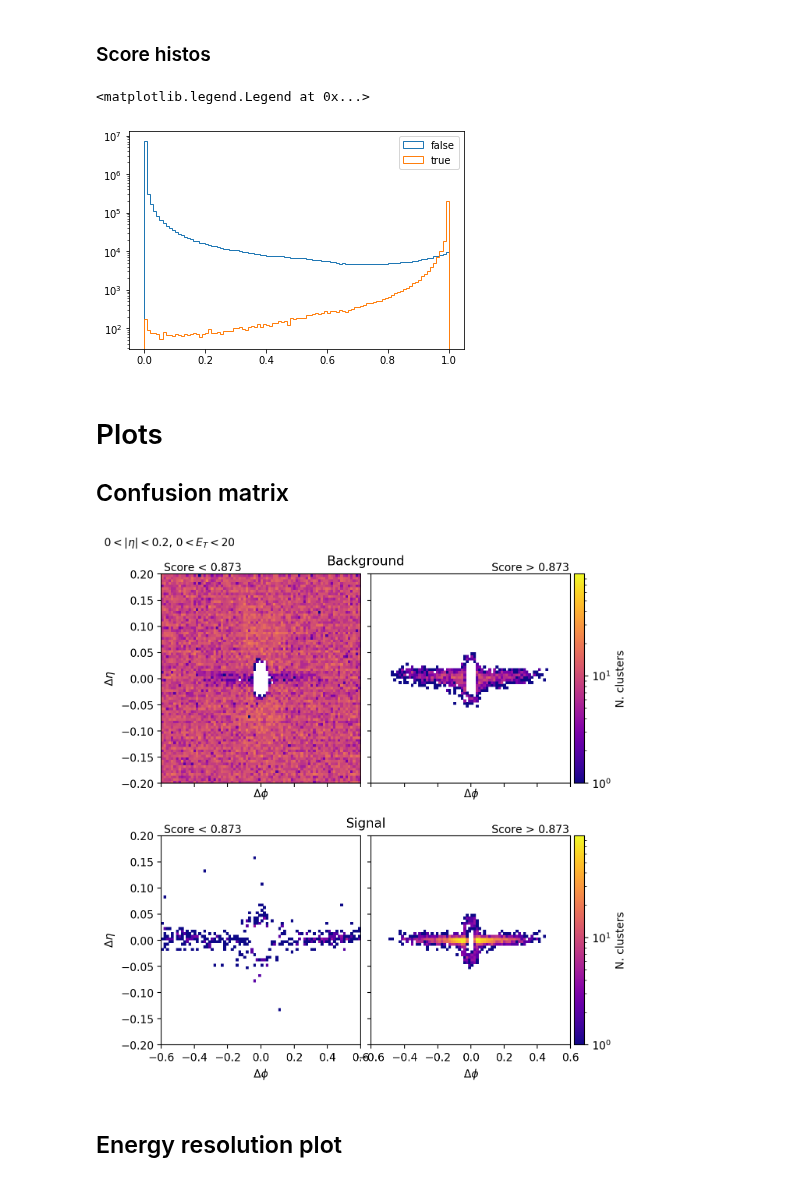
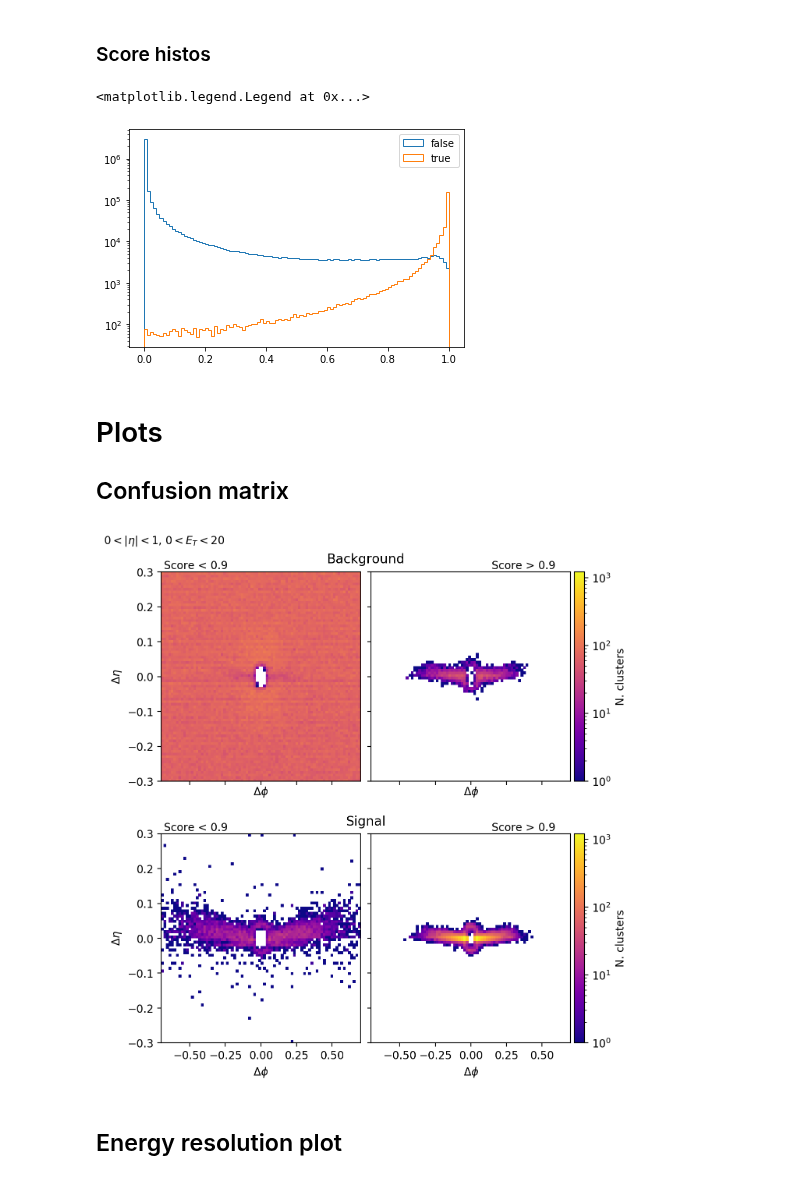
Before and after one commit to valsdav/DeepSuperCluster, a Jupyter notebook: Evaluation/ValidationPlots.ipynb, the cells around one changed output. Drawn from its saved outputs; the diff is of its cells as text; code cells hidden in the pictures.

```diff
--- a/Evaluation/ValidationPlots.ipynb
+++ b/Evaluation/ValidationPlots.ipynb
@@ -16,5 +16,5 @@ mpl.rcParams["image.origin"] = 'lower'
 ## Load model
 # %%
 from keras.models import load_model
-model = load_model("../models/model11_balanced_100_80_50.hd5")
+model = load_model("../models/model12_balanced_100_50.hd5")
 scaler = pickle.load(open("../models/scaler_gamma_electrons.pkl", "rb"))
@@ -193,14 +183,14 @@ plt.yscale("log")
 plt.legend()
 # %% [output]
 <matplotlib.legend.Legend at 0x...>
-[figure, old version]
+[figure, new version]
 # %% [markdown]
 # Plots
 ## Confusion matrix
 # %%
 from mpl_toolkits.axes_grid1 import make_axes_locatable
 
-def plot_confusion(threshold, eta_bins, et_bins, axlim=(0.6, 0.2)):
+def plot_confusion(threshold, eta_bins, et_bins, axlim=(0.7, 0.3)):
     eta_min, eta_max = eta_bins
     et_min, et_max = et_bins
     data_out_0 = data_out[(data_out.y < threshold) & (abs(data_out.seed_eta) > eta_min) & (abs(data_out.seed_eta) < eta_max) &
@@ -228,15 +218,15 @@ def plot_confusion(threshold, eta_bins, et_bins, axlim=(0.6, 0.2)):
     #size = max([ data_out_0.size / 80**2, data_out_1.size / 80**2,data_in_0.size / 80**2, data_in_1.size / 80**2])
 
     h, *_, h11 = ax4.hist2d(data_in_1.cluster_dphi, data_in_1.cluster_deta,
-                    bins=(nbins,nbins), range=((-0.6,0.6),(-0.2,0.2)), cmap="plasma", norm=colors.LogNorm())
+                    bins=(nbins,nbins), range=((-axlim[0], axlim[0]),(-axlim[1], axlim[1])), cmap="plasma", norm=colors.LogNorm())
 
     size = np.max(h)
     *_, h00= ax1.hist2d(data_out_0.cluster_dphi, data_out_0.cluster_deta,
-                     bins=(nbins,nbins), range=((-0.6,0.6),(-0.2,0.2)), vmax=size, cmap="plasma", norm=colors.LogNorm())
+                     bins=(nbins,nbins), range=((-axlim[0], axlim[0]),(-axlim[1], axlim[1])), vmax=size, cmap="plasma", norm=colors.LogNorm())
     *_, h01 = ax2.hist2d(data_out_1.cluster_dphi, data_out_1.cluster_deta,
-                     bins=(nbins,nbins), range=((-0.6,0.6),(-0.2,0.2)), vmax=size,cmap="plasma", norm=colors.LogNorm())
+                     bins=(nbins,nbins), range=((-axlim[0], axlim[0]),(-axlim[1], axlim[1])), vmax=size,cmap="plasma", norm=colors.LogNorm())
     *_, h10 = ax3.hist2d(data_in_0.cluster_dphi, data_in_0.cluster_deta,
-                    bins=(nbins,nbins), range=((-0.6,0.6),(-0.2,0.2)), vmax=size,cmap="plasma", norm=colors.LogNorm())
+                    bins=(nbins,nbins), range=((-axlim[0], axlim[0]),(-axlim[1], axlim[1])), vmax=size,cmap="plasma", norm=colors.LogNorm())
 
     #fig.colorbar(h00, ax=ax[0][0])
     divider1 = make_axes_locatable(ax1)
@@ -282,9 +272,9 @@ def plot_confusion(threshold, eta_bins, et_bins, axlim=(0.6, 0.2)):
 
     fig.text(0.02, 0.93, f"${eta_min} < |\eta| < {eta_max}$, ${et_min} < E_{{T}}< {et_max}$", va="center", ha="left")
 # %%
-plot_confusion(0.873, (0,0.2), (0,20))
+plot_confusion(0.9, (0,1), (0,20))
 # %% [output]
-[figure, old version]
+[figure, new version]
 # %% [markdown]
 ## Energy resolution plot
 # %%
```
Also changed, not shown: parts of 12 cells of this notebook, 4 other files.
